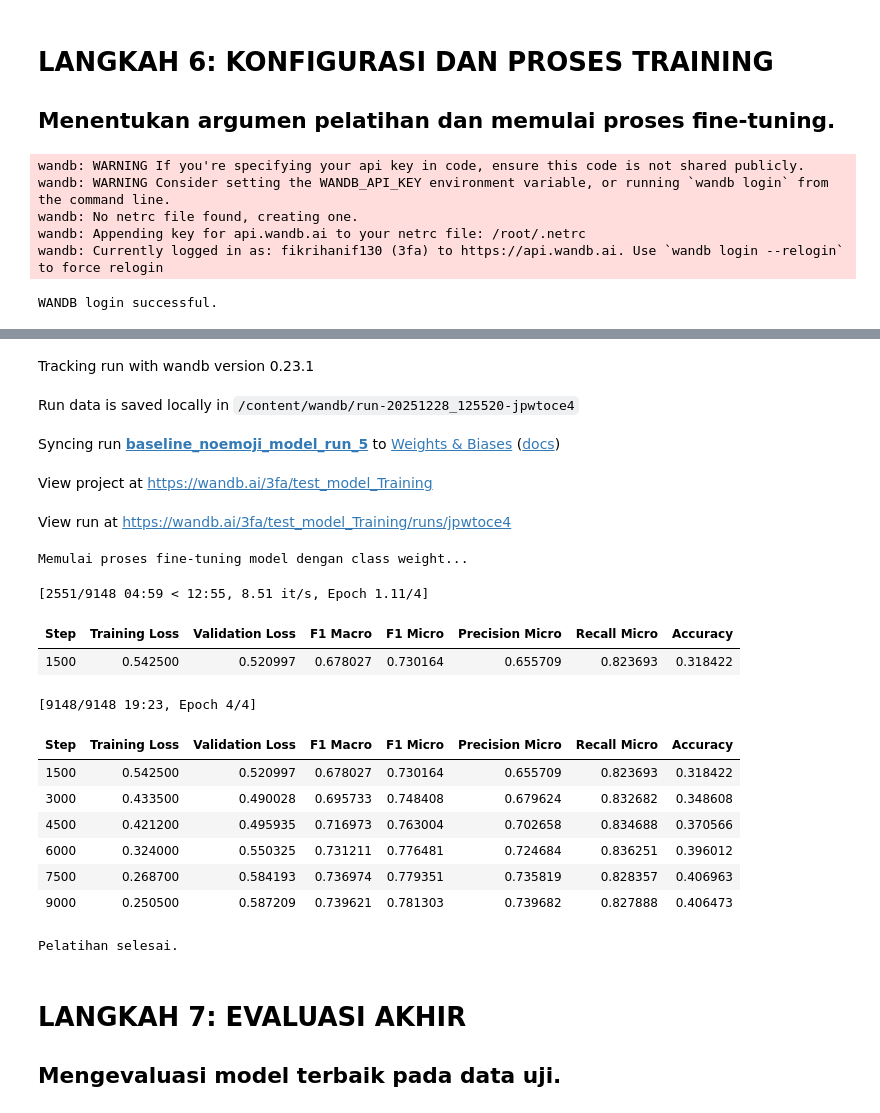
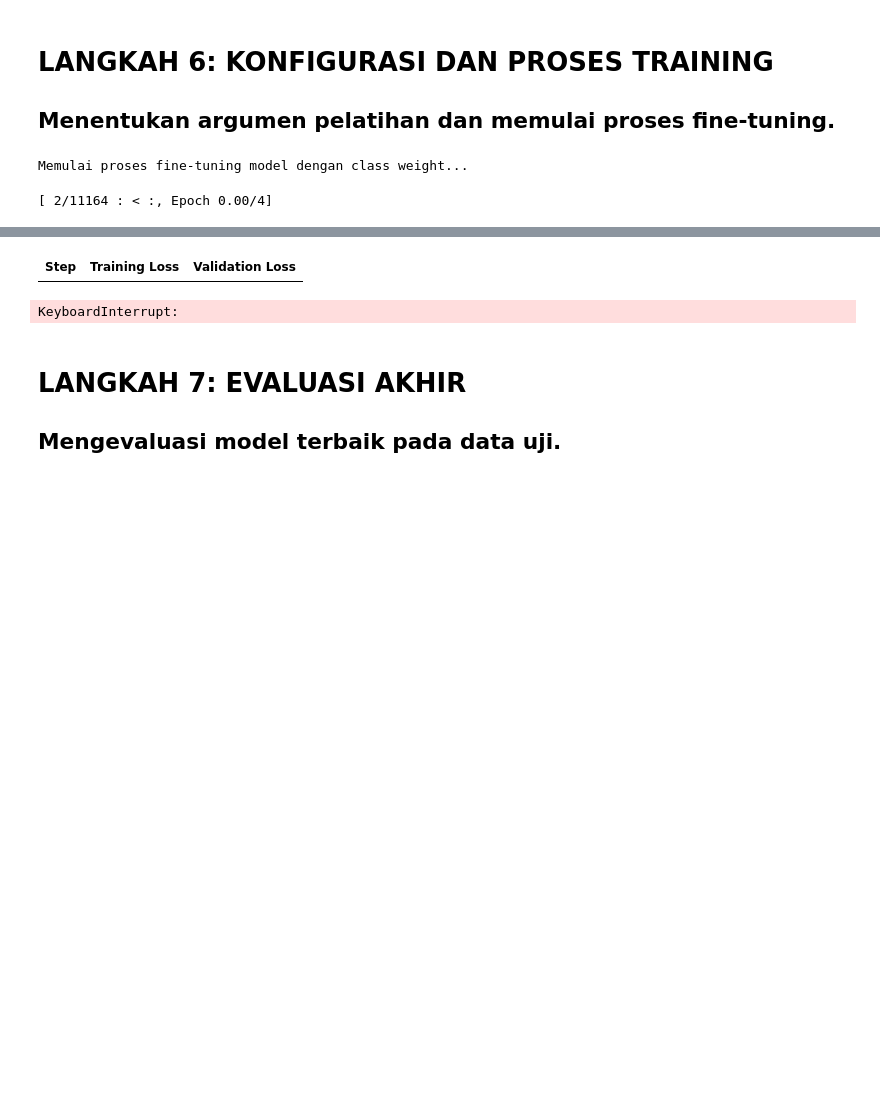
Before and after one commit to gikirima/TEA-emoji, a Jupyter notebook: Model Training/TEA_baseline_model_noemoji.ipynb, the cells around one changed output, grey strips where cells are left out. Drawn from its saved outputs; the diff is of its cells as text; code cells hidden in the pictures; blank space fills up the shorter version.

Commit message:
ganti sumber data training, val, test

```diff
--- a/Model Training/TEA_baseline_model_noemoji.ipynb
+++ b/Model Training/TEA_baseline_model_noemoji.ipynb
@@ -37,12 +39,17 @@ Random seed set to 42
 # LANGKAH 1: MEMUAT DATASET
 # %%
 try:
-    df = pd.read_csv('https://raw.githubusercontent.com/gikirima/TEA-emoji/refs/heads/v2.0/Dataset/dataset_NoEmoji_clean.csv')
-    print("Dataset berhasil dimuat.")
+    df_train = pd.read_csv('https://raw.githubusercontent.com/gikirima/TEA-emoji/refs/heads/v2.0/Dataset/train_dataset_no_emoji.csv')
+    df_val = pd.read_csv('https://raw.githubusercontent.com/gikirima/TEA-emoji/refs/heads/v2.0/Dataset/eval_dataset_no_emoji.csv')
+    df_test = pd.read_csv('https://raw.githubusercontent.com/gikirima/TEA-emoji/refs/heads/v2.0/Dataset/test_dataset_no_emoji.csv')
+    print("Train, Validation, dan Test dataset berhasil dimuat.")
+    print(f"Train dataset: {len(df_train)} samples")
+    print(f"Validation dataset: {len(df_val)} samples")
+    print(f"Test dataset: {len(df_test)} samples")
 
 except FileNotFoundError:
     print("Error: File tidak ditemukan.")
-    print("Silakan unggah file tersebut terlebih dahulu.")
+    print("Silakan pastikan dataset tersedia di URL yang diberikan.")
     # Hentikan eksekusi jika file tidak ada
     exit()
 # %% [output]
@@ -320,8 +288,8 @@ try:
         wandb.login(key=wandb_api_key)
         print("WANDB login successful.")
         wandb.init(
-            project="test_model_Training",
-            name="baseline_noemoji_model_run_5",
+            project="TEA_V2",
+            name="baseline_emoji_remove_model_run_1",
         )
         report_to = "wandb"
     else:
@@ -378,9 +346,5 @@ trainer.train()
 
 print("\nPelatihan selesai.")
 # %% [output]
-wandb: WARNING If you're specifying your api key in code, ensure this code is not shared publicly.
-wandb: WARNING Consider setting the WANDB_API_KEY environment variable, or running `wandb login` from the command line.
-wandb: No netrc file found, creating one.
-wandb: Appending key for api.wandb.ai to your netrc file: /root/.netrc
-wandb: Currently logged in as: fikrihanif130 (3fa) to https://api.wandb.ai. Use `wandb login --relogin` to force relogin
+Memulai proses fine-tuning model dengan class weight...
-WANDB login successful.
+[ 2/11164 : < :, Epoch 0.00/4]
@@ -388,21 +351,5 @@ WANDB login successful.
-Tracking run with wandb version 0.23.1
-Run data is saved locally in /content/wandb/run-20251228_125520-jpwtoce4
-Syncing run baseline_noemoji_model_run_5 to Weights & Biases (docs)
-View project at https://wandb.ai/3fa/test_model_Training
-View run at https://wandb.ai/3fa/test_model_Training/runs/jpwtoce4
+| Step | Training Loss | Validation Loss |
-Memulai proses fine-tuning model dengan class weight...
+KeyboardInterrupt:
-[2551/9148 04:59 < 12:55, 8.51 it/s, Epoch 1.11/4]
-| Step | Training Loss | Validation Loss | F1 Macro | F1 Micro | Precision Micro | Recall Micro | Accuracy |
-| 1500 | 0.542500 | 0.520997 | 0.678027 | 0.730164 | 0.655709 | 0.823693 | 0.318422 |
-[9148/9148 19:23, Epoch 4/4]
-| Step | Training Loss | Validation Loss | F1 Macro | F1 Micro | Precision Micro | Recall Micro | Accuracy |
-| 1500 | 0.542500 | 0.520997 | 0.678027 | 0.730164 | 0.655709 | 0.823693 | 0.318422 |
-| 3000 | 0.433500 | 0.490028 | 0.695733 | 0.748408 | 0.679624 | 0.832682 | 0.348608 |
-| 4500 | 0.421200 | 0.495935 | 0.716973 | 0.763004 | 0.702658 | 0.834688 | 0.370566 |
-| 6000 | 0.324000 | 0.550325 | 0.731211 | 0.776481 | 0.724684 | 0.836251 | 0.396012 |
-| 7500 | 0.268700 | 0.584193 | 0.736974 | 0.779351 | 0.735819 | 0.828357 | 0.406963 |
-| 9000 | 0.250500 | 0.587209 | 0.739621 | 0.781303 | 0.739682 | 0.827888 | 0.406473 |
-Pelatihan selesai.
 # %% [markdown]
 # LANGKAH 7: EVALUASI AKHIR
 ## Mengevaluasi model terbaik pada data uji.
```
Also changed, not shown: parts of 8 cells of this notebook.
